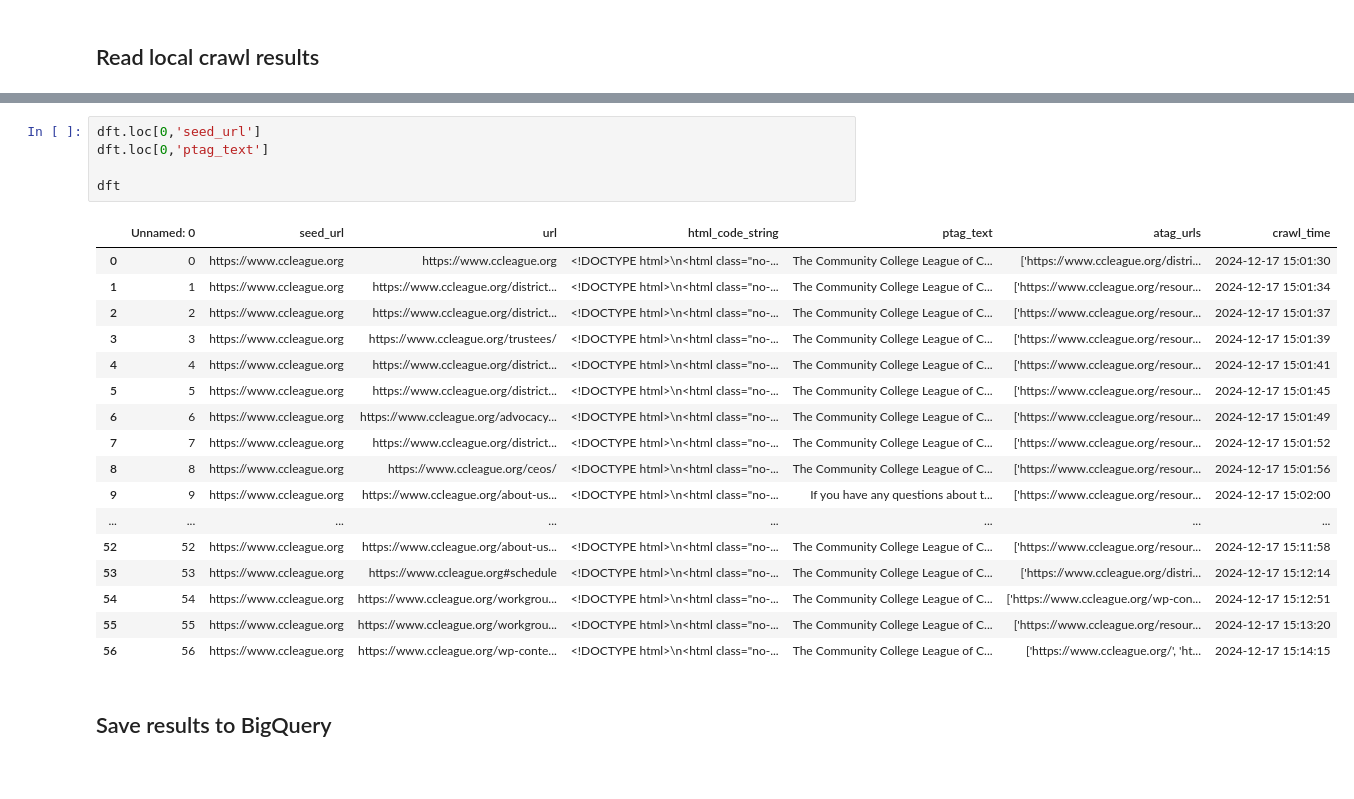
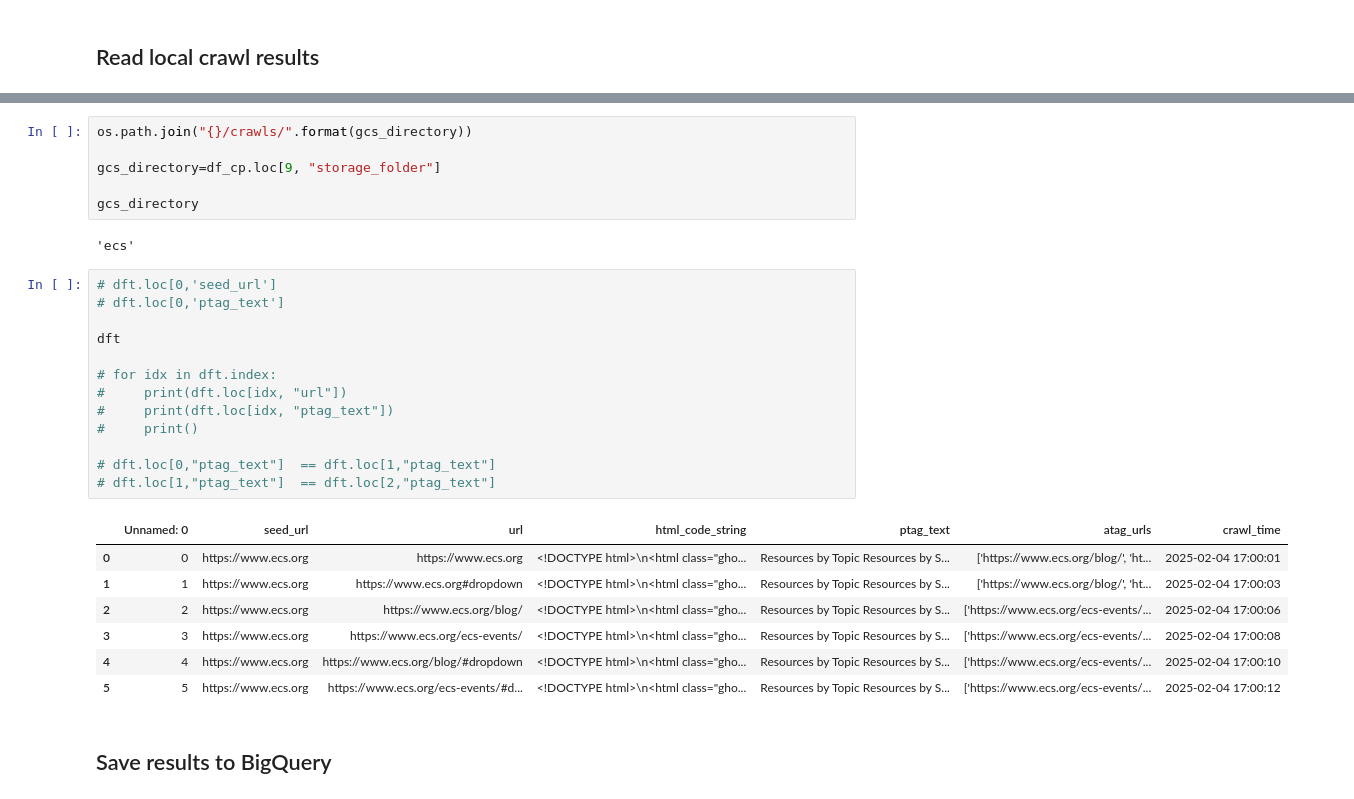
Before and after one commit to NumanticSolutions/ccc-policy_assistant, a Jupyter notebook: ingestion/crawler/web_crawling.ipynb, the cells around one changed output, grey strips where cells are left out. Saved outputs shown, nothing was run; the diff lists cells and outputs as text; blank space fills up the shorter version.

Commit message:
crawls

```diff
--- a/ingestion/crawler/web_crawling.ipynb
+++ b/ingestion/crawler/web_crawling.ipynb
@@ -285,26 +279,32 @@ dft = pd.read_csv(filepath_or_buffer=os.path.join(crawl_data_path,crawl_file))
+# %%
+os.path.join("{}/crawls/".format(gcs_directory))
+
+gcs_directory=df_cp.loc[9, "storage_folder"]
+
+gcs_directory
+# %% [output]
+'ecs'
 # %%
-dft.loc[0,'seed_url']
-dft.loc[0,'ptag_text']
+# dft.loc[0,'seed_url']
+# dft.loc[0,'ptag_text']
 
 dft
+
+# for idx in dft.index:
+#     print(dft.loc[idx, "url"])
+#     print(dft.loc[idx, "ptag_text"])
+#     print()
+
+# dft.loc[0,"ptag_text"]  == dft.loc[1,"ptag_text"]
+# dft.loc[1,"ptag_text"]  == dft.loc[2,"ptag_text"]
 # %% [output]
 |  | Unnamed: 0 | seed_url | url | html_code_string | ptag_text | atag_urls | crawl_time |
-| 0 | 0 | https://www.ccleague.org | https://www.ccleague.org | <!DOCTYPE html>\n<html class="no-... | The Community College League of C... | ['https://www.ccleague.org/distri... | 2024-12-17 15:01:30 |
-| 1 | 1 | https://www.ccleague.org | https://www.ccleague.org/district... | <!DOCTYPE html>\n<html class="no-... | The Community College League of C... | ['https://www.ccleague.org/resour... | 2024-12-17 15:01:34 |
-| 2 | 2 | https://www.ccleague.org | https://www.ccleague.org/district... | <!DOCTYPE html>\n<html class="no-... | The Community College League of C... | ['https://www.ccleague.org/resour... | 2024-12-17 15:01:37 |
-| 3 | 3 | https://www.ccleague.org | https://www.ccleague.org/trustees/ | <!DOCTYPE html>\n<html class="no-... | The Community College League of C... | ['https://www.ccleague.org/resour... | 2024-12-17 15:01:39 |
-| 4 | 4 | https://www.ccleague.org | https://www.ccleague.org/district... | <!DOCTYPE html>\n<html class="no-... | The Community College League of C... | ['https://www.ccleague.org/resour... | 2024-12-17 15:01:41 |
-| 5 | 5 | https://www.ccleague.org | https://www.ccleague.org/district... | <!DOCTYPE html>\n<html class="no-... | The Community College League of C... | ['https://www.ccleague.org/resour... | 2024-12-17 15:01:45 |
-| 6 | 6 | https://www.ccleague.org | https://www.ccleague.org/advocacy... | <!DOCTYPE html>\n<html class="no-... | The Community College League of C... | ['https://www.ccleague.org/resour... | 2024-12-17 15:01:49 |
-| 7 | 7 | https://www.ccleague.org | https://www.ccleague.org/district... | <!DOCTYPE html>\n<html class="no-... | The Community College League of C... | ['https://www.ccleague.org/resour... | 2024-12-17 15:01:52 |
-| 8 | 8 | https://www.ccleague.org | https://www.ccleague.org/ceos/ | <!DOCTYPE html>\n<html class="no-... | The Community College League of C... | ['https://www.ccleague.org/resour... | 2024-12-17 15:01:56 |
-| 9 | 9 | https://www.ccleague.org | https://www.ccleague.org/about-us... | <!DOCTYPE html>\n<html class="no-... | If you have any questions about t... | ['https://www.ccleague.org/resour... | 2024-12-17 15:02:00 |
-| ... | ... | ... | ... | ... | ... | ... | ... |
-| 52 | 52 | https://www.ccleague.org | https://www.ccleague.org/about-us... | <!DOCTYPE html>\n<html class="no-... | The Community College League of C... | ['https://www.ccleague.org/resour... | 2024-12-17 15:11:58 |
-| 53 | 53 | https://www.ccleague.org | https://www.ccleague.org#schedule | <!DOCTYPE html>\n<html class="no-... | The Community College League of C... | ['https://www.ccleague.org/distri... | 2024-12-17 15:12:14 |
-| 54 | 54 | https://www.ccleague.org | https://www.ccleague.org/workgrou... | <!DOCTYPE html>\n<html class="no-... | The Community College League of C... | ['https://www.ccleague.org/wp-con... | 2024-12-17 15:12:51 |
-| 55 | 55 | https://www.ccleague.org | https://www.ccleague.org/workgrou... | <!DOCTYPE html>\n<html class="no-... | The Community College League of C... | ['https://www.ccleague.org/resour... | 2024-12-17 15:13:20 |
-| 56 | 56 | https://www.ccleague.org | https://www.ccleague.org/wp-conte... | <!DOCTYPE html>\n<html class="no-... | The Community College League of C... | ['https://www.ccleague.org/', 'ht... | 2024-12-17 15:14:15 |
+| 0 | 0 | https://www.ecs.org | https://www.ecs.org | <!DOCTYPE html>\n<html class="gho... | Resources by Topic Resources by S... | ['https://www.ecs.org/blog/', 'ht... | 2025-02-04 17:00:01 |
+| 1 | 1 | https://www.ecs.org | https://www.ecs.org#dropdown | <!DOCTYPE html>\n<html class="gho... | Resources by Topic Resources by S... | ['https://www.ecs.org/blog/', 'ht... | 2025-02-04 17:00:03 |
+| 2 | 2 | https://www.ecs.org | https://www.ecs.org/blog/ | <!DOCTYPE html>\n<html class="gho... | Resources by Topic Resources by S... | ['https://www.ecs.org/ecs-events/... | 2025-02-04 17:00:06 |
+| 3 | 3 | https://www.ecs.org | https://www.ecs.org/ecs-events/ | <!DOCTYPE html>\n<html class="gho... | Resources by Topic Resources by S... | ['https://www.ecs.org/ecs-events/... | 2025-02-04 17:00:08 |
+| 4 | 4 | https://www.ecs.org | https://www.ecs.org/blog/#dropdown | <!DOCTYPE html>\n<html class="gho... | Resources by Topic Resources by S... | ['https://www.ecs.org/ecs-events/... | 2025-02-04 17:00:10 |
+| 5 | 5 | https://www.ecs.org | https://www.ecs.org/ecs-events/#d... | <!DOCTYPE html>\n<html class="gho... | Resources by Topic Resources by S... | ['https://www.ecs.org/ecs-events/... | 2025-02-04 17:00:12 |
 # %% [markdown]
 ## Save results to BigQuery
 # %%
```
Also changed, not shown: parts of 14 cells of this notebook, 3 other files.
